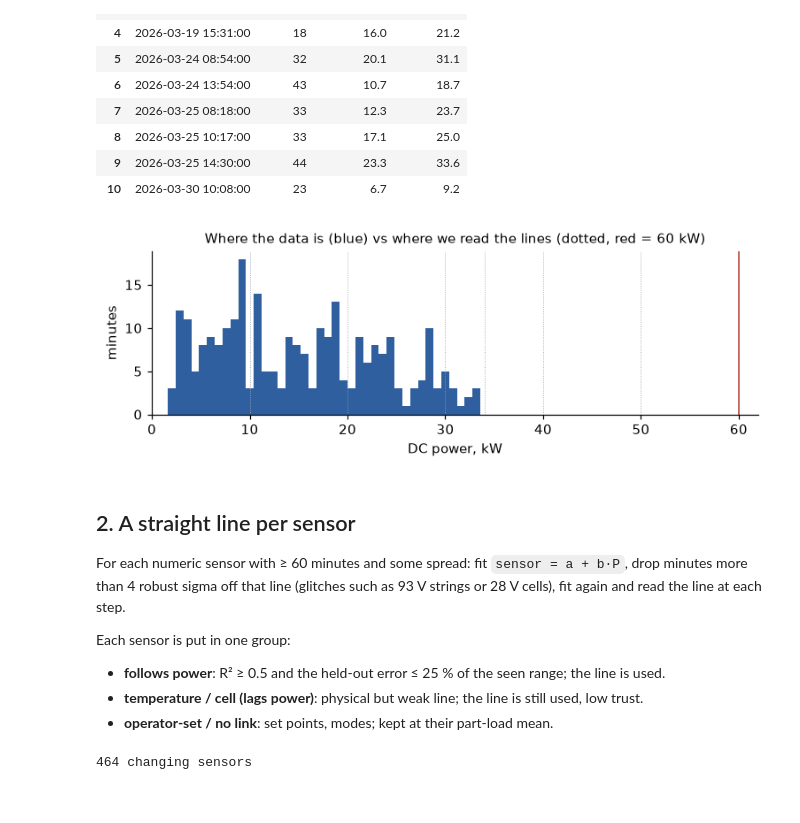
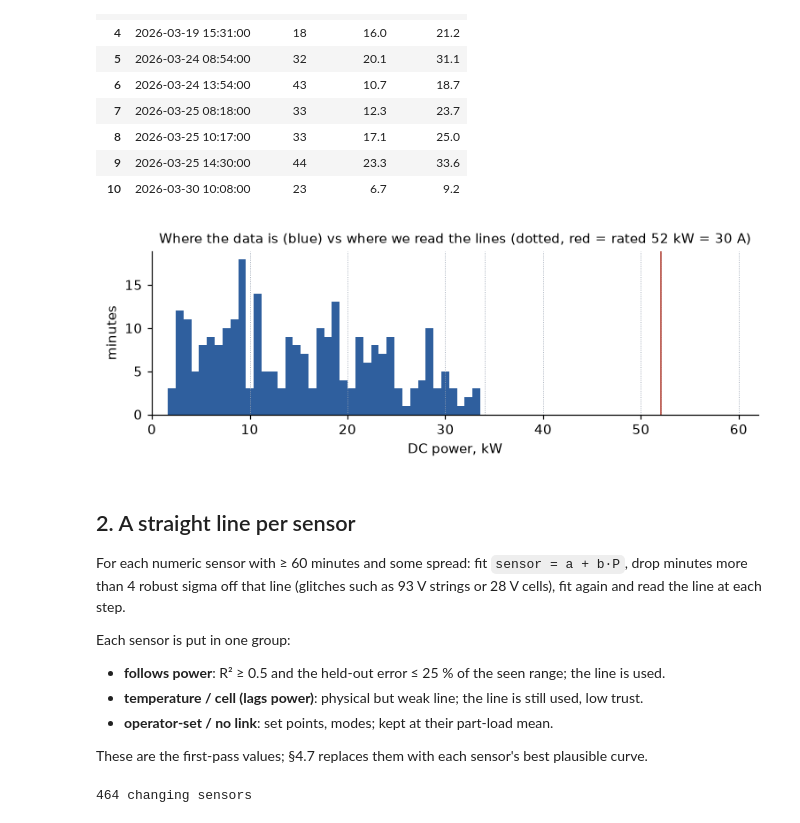
Before and after one commit to Guruprasaathpushparaj/SOFC-Plant-Visualization-Tool-POC-data, a Jupyter notebook: 03_data_analysis/rated_power_extrapolation.ipynb, the cells around one changed output. Saved outputs shown, nothing was run; the diff lists cells and outputs as text; code cells hidden in the pictures.

```diff
--- a/03_data_analysis/rated_power_extrapolation.ipynb
+++ b/03_data_analysis/rated_power_extrapolation.ipynb
@@ -68,15 +73,15 @@ runs.round(1)
 # %%
 fig, ax = plt.subplots(figsize=(7, 2.6))
 ax.hist(d.P_dc_kW, bins=40, color=BLUE)
 for p in rp.STEPS:
     ax.axvline(p, color=GRAY, lw=0.6, ls=":")
 ax.axvline(rp.RATED_KW, color=RED, lw=1)
 ax.set_xlim(0, 62)
 ax.set_xlabel("DC power, kW"); ax.set_ylabel("minutes")
-ax.set_title("Where the data is (blue) vs where we read the lines (dotted, red = 60 kW)", fontsize=10)
+ax.set_title("Where the data is (blue) vs where we read the lines (dotted, red = rated 52 kW = 30 A)", fontsize=10)
 plt.tight_layout()
 # %% [output]
-[figure, old version]
+[figure, new version]
 # %% [markdown]
 ## 2. A straight line per sensor
 
@@ -87,6 +92,8 @@ Each sensor is put in one group:
 * **follows power**: R² ≥ 0.5 and the held-out error ≤ 25 % of the seen range; the line is used.
 * **temperature / cell (lags power)**: physical but weak line; the line is still used, low trust.
 * **operator-set / no link**: set points, modes; kept at their part-load mean.
+
+These are the first-pass values; §4.7 replaces them with each sensor's best plausible curve.
 # %%
 t = rp.extrapolate(d)
 print(len(t), "changing sensors")
```
Also changed, not shown: parts of 24 cells of this notebook, 17 other files.
